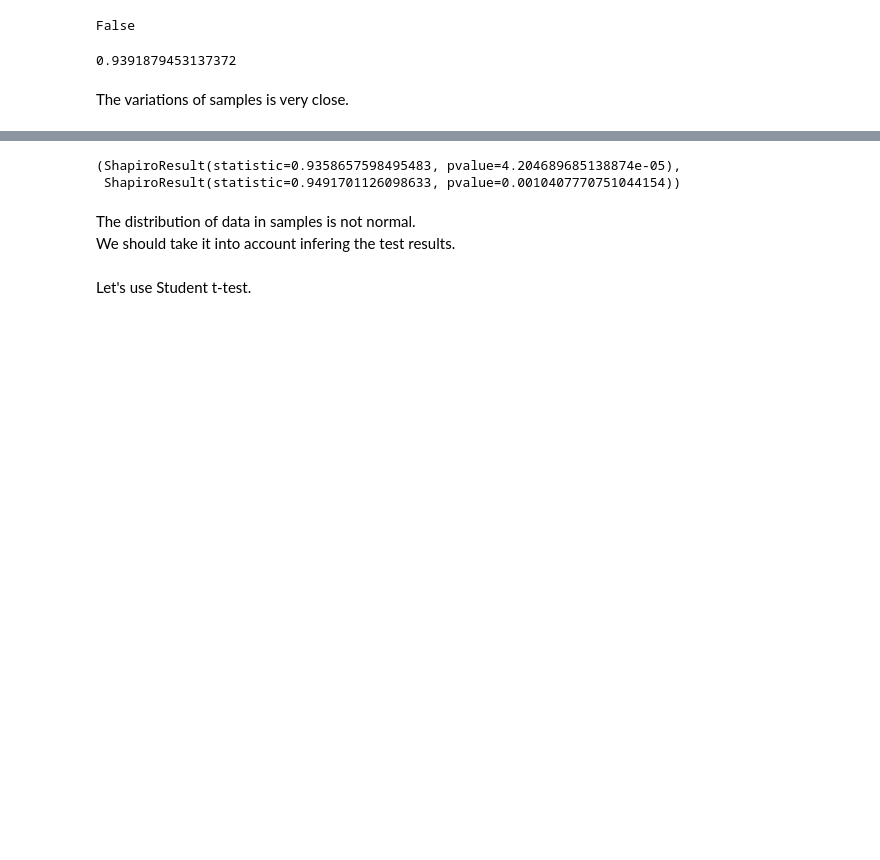
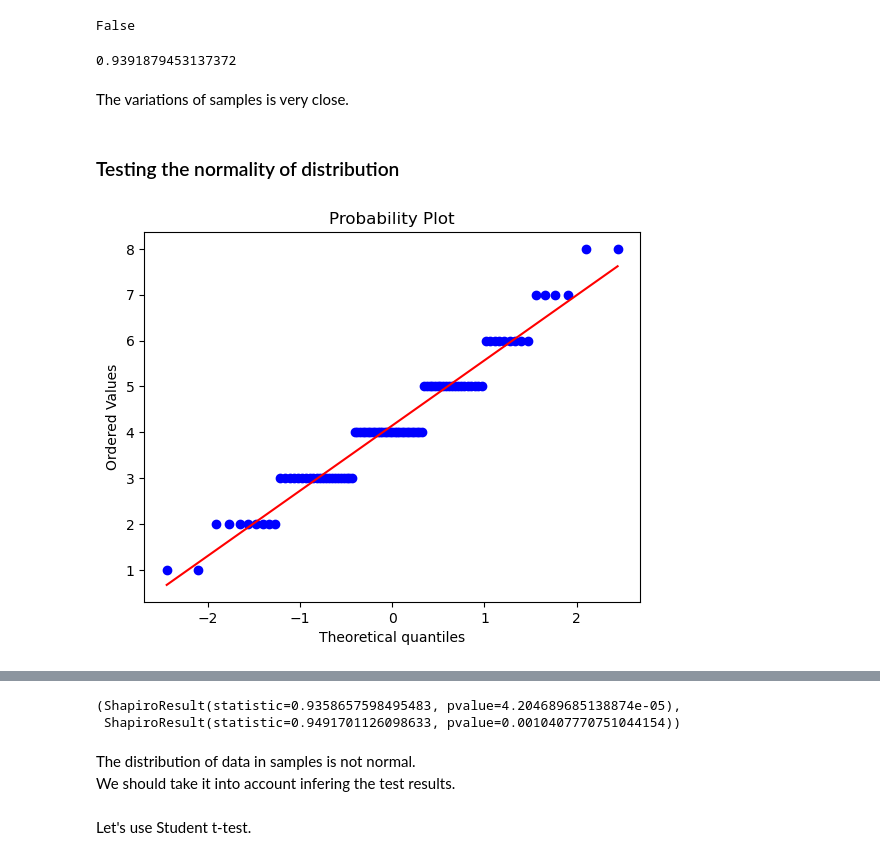
Before and after one commit to IgorBeHolder/Netology, a Jupyter notebook: Netology stats_Confidential_intervals HW.ipynb, the cells around one changed output, grey strips where cells are left out. Cells and saved outputs as stored; diff of their text form; code cells hidden in the pictures; blank space fills up the shorter version.

```diff
--- a/Netology stats_Confidential_intervals HW.ipynb
+++ b/Netology stats_Confidential_intervals HW.ipynb
@@ -900,3 +903,10 @@ np.std(A)/ np.std(B)
 0.9391879453137372
 # %% [markdown]
 The variations of samples is very close.
+# %% [markdown]
+### Testing the normality of distribution
+# %%
+st.probplot(B, dist="norm", plot=pylab)
+pylab.show()
+# %% [output]
+[figure, added]
```
Also changed, not shown: parts of 8 cells of this notebook, 9 other files.
